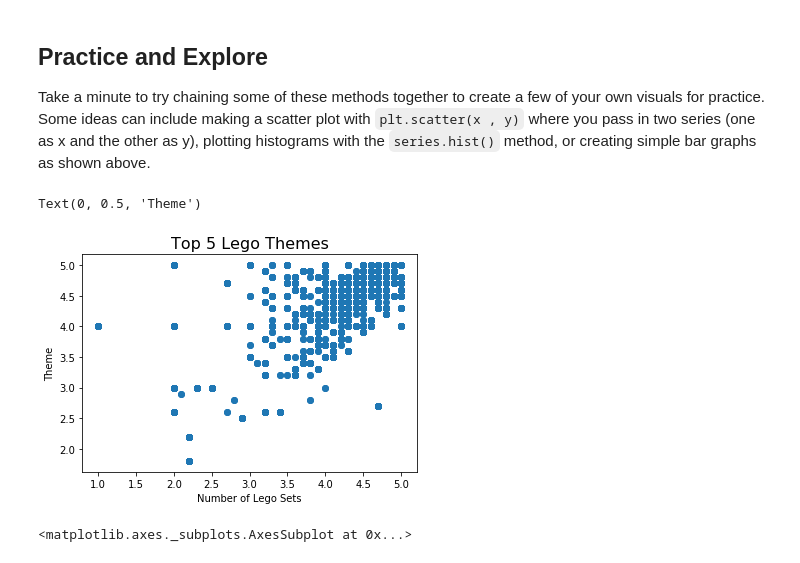
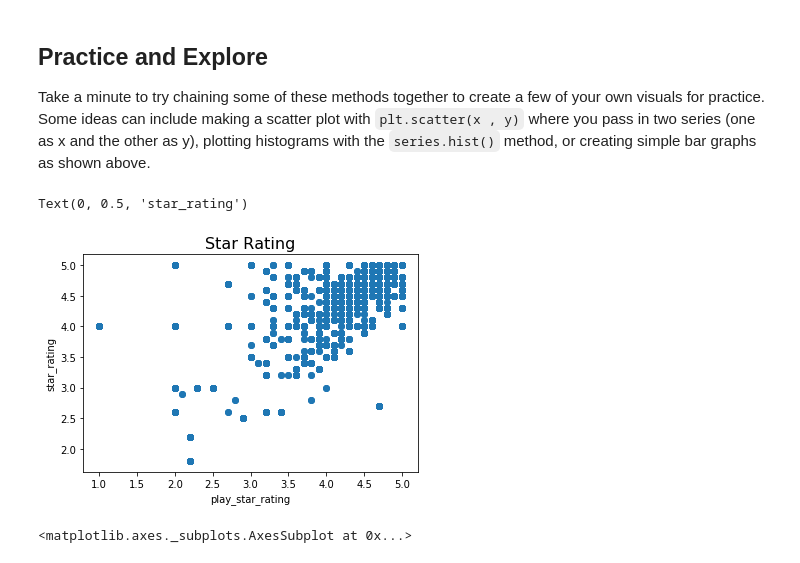
Before and after one commit to Jkim516/dsc-first-codealong-seattle-ds-062419, a Jupyter notebook: index.ipynb, the cells around one changed output. Cells and saved outputs as stored; diff of their text form; code cells hidden in the pictures.

```diff
--- a/index.ipynb
+++ b/index.ipynb
@@ -332,11 +332,11 @@ Take a minute to try chaining some of these methods together to create a few of
 # %%
 plt.scatter(df.play_star_rating, df.star_rating)
 plt.title('Star Rating', fontsize=16) #fontsize is optional
-plt.xlabel('play_star_') #you could also pass in fontsize if you wanted here
-plt.ylabel('Theme') #you could also rotate text if you wanted
+plt.xlabel('play_star_rating') #you could also pass in fontsize if you wanted here
+plt.ylabel('star_rating') #you could also rotate text if you wanted
 # %% [output]
-Text(0, 0.5, 'Theme')
+Text(0, 0.5, 'star_rating')
-[figure, old version]
+[figure, new version]
 # %%
 df.play_star_rating.hist()
 # %% [output]
```
